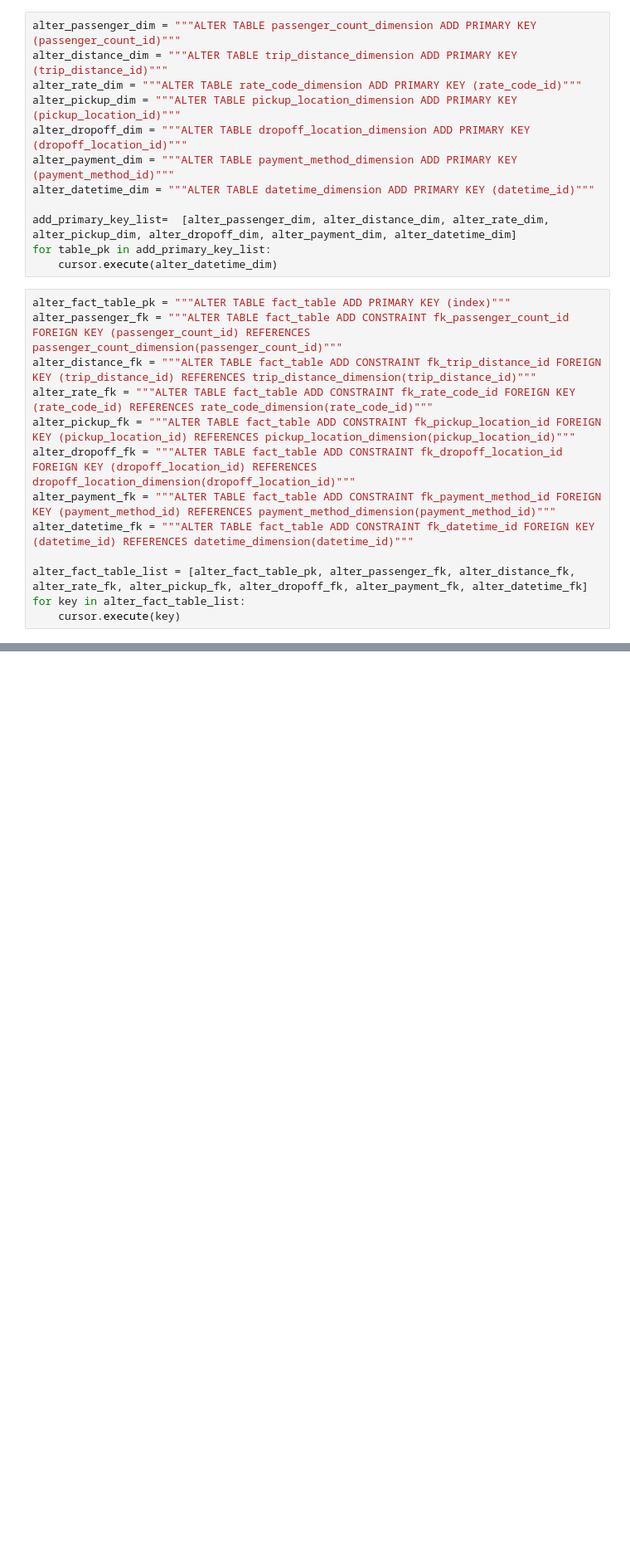
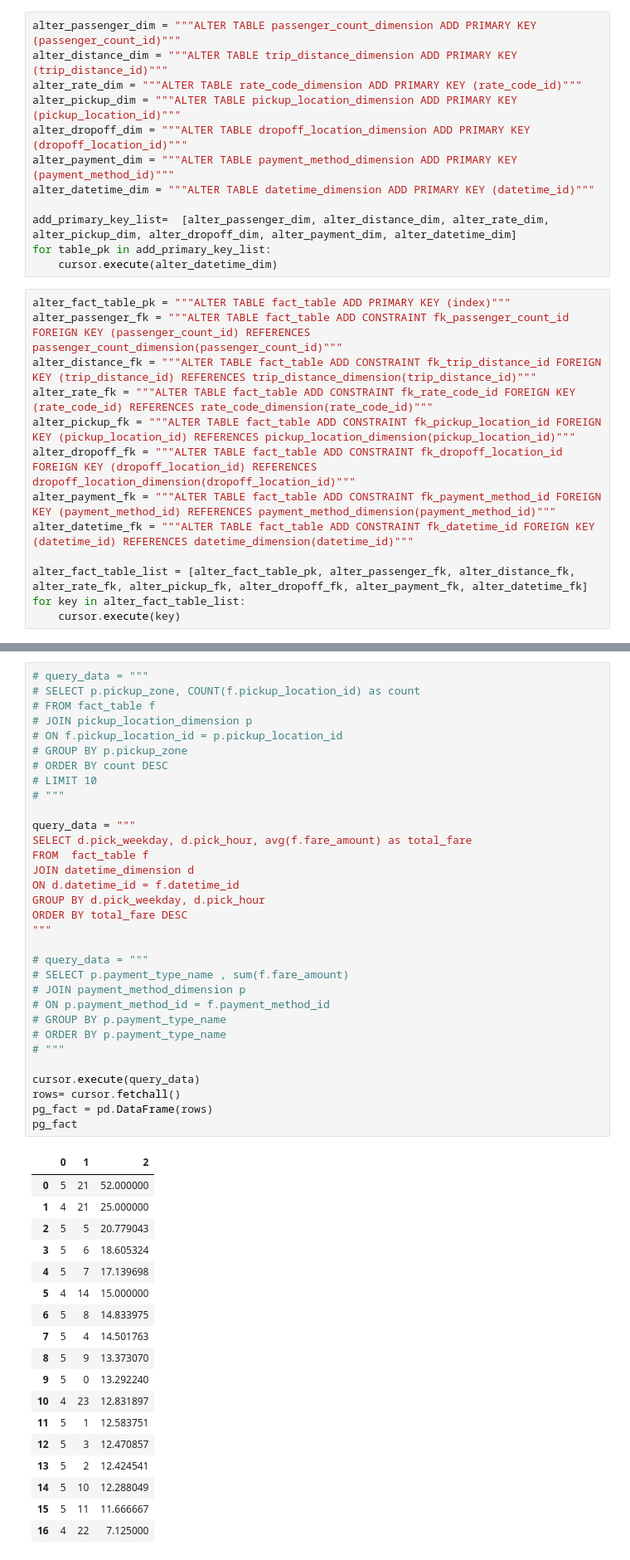
Before and after one commit to Clarenceee/DE_uber, a Jupyter notebook: data_cleaning.ipynb, the cells around one changed output, grey strips where cells are left out. Shown at 83% size. Drawn from its saved outputs; the diff is of its cells as text; blank space fills up the shorter version.

Commit message:
Export data to postgres from Mage and Query data

```diff
--- a/data_cleaning.ipynb
+++ b/data_cleaning.ipynb
@@ -239,0 +257,51 @@ for key in alter_fact_table_list:
+# %%
+# query_data = """
+# SELECT p.pickup_zone, COUNT(f.pickup_location_id) as count
+# FROM fact_table f
+# JOIN pickup_location_dimension p
+# ON f.pickup_location_id = p.pickup_location_id
+# GROUP BY p.pickup_zone
+# ORDER BY count DESC
+# LIMIT 10
+# """
+
+query_data = """
+SELECT d.pick_weekday, d.pick_hour, avg(f.fare_amount) as total_fare
+FROM  fact_table f
+JOIN datetime_dimension d
+ON d.datetime_id = f.datetime_id
+GROUP BY d.pick_weekday, d.pick_hour
+ORDER BY total_fare DESC
+"""
+
+# query_data = """
+# SELECT p.payment_type_name , sum(f.fare_amount)
+# JOIN payment_method_dimension p
+# ON p.payment_method_id = f.payment_method_id
+# GROUP BY p.payment_type_name
+# ORDER BY p.payment_type_name
+# """
+
+cursor.execute(query_data)
+rows= cursor.fetchall()
+pg_fact = pd.DataFrame(rows)
+pg_fact
+# %% [output]
+|  | 0 | 1 | 2 |
+| 0 | 5 | 21 | 52.000000 |
+| 1 | 4 | 21 | 25.000000 |
+| 2 | 5 | 5 | 20.779043 |
+| 3 | 5 | 6 | 18.605324 |
+| 4 | 5 | 7 | 17.139698 |
+| 5 | 4 | 14 | 15.000000 |
+| 6 | 5 | 8 | 14.833975 |
+| 7 | 5 | 4 | 14.501763 |
+| 8 | 5 | 9 | 13.373070 |
+| 9 | 5 | 0 | 13.292240 |
+| 10 | 4 | 23 | 12.831897 |
+| 11 | 5 | 1 | 12.583751 |
+| 12 | 5 | 3 | 12.470857 |
+| 13 | 5 | 2 | 12.424541 |
+| 14 | 5 | 10 | 12.288049 |
+| 15 | 5 | 11 | 11.666667 |
+| 16 | 4 | 22 | 7.125000 |
```
Also changed, not shown: parts of 2 cells of this notebook, 14 other files.
